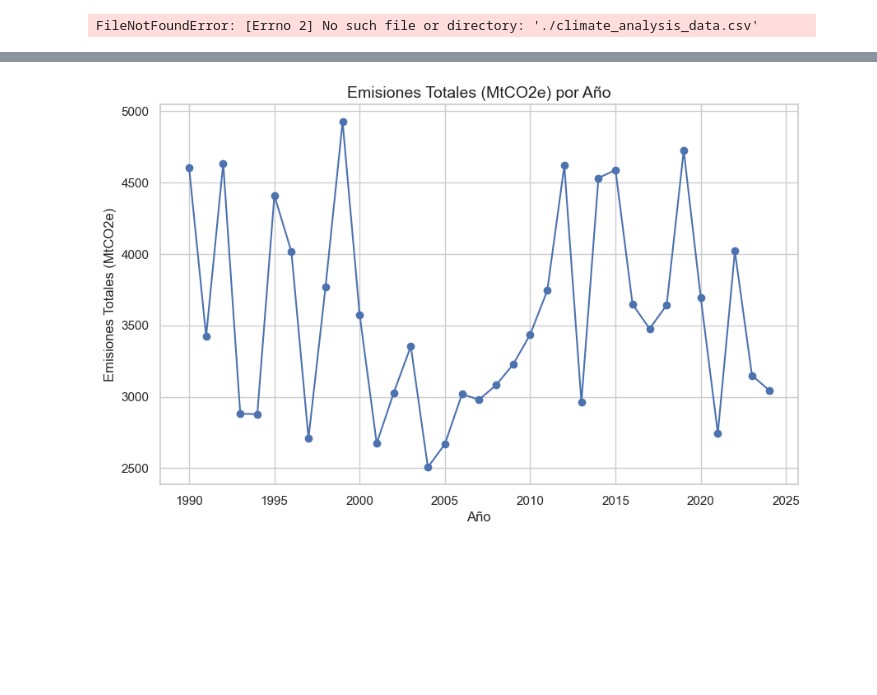
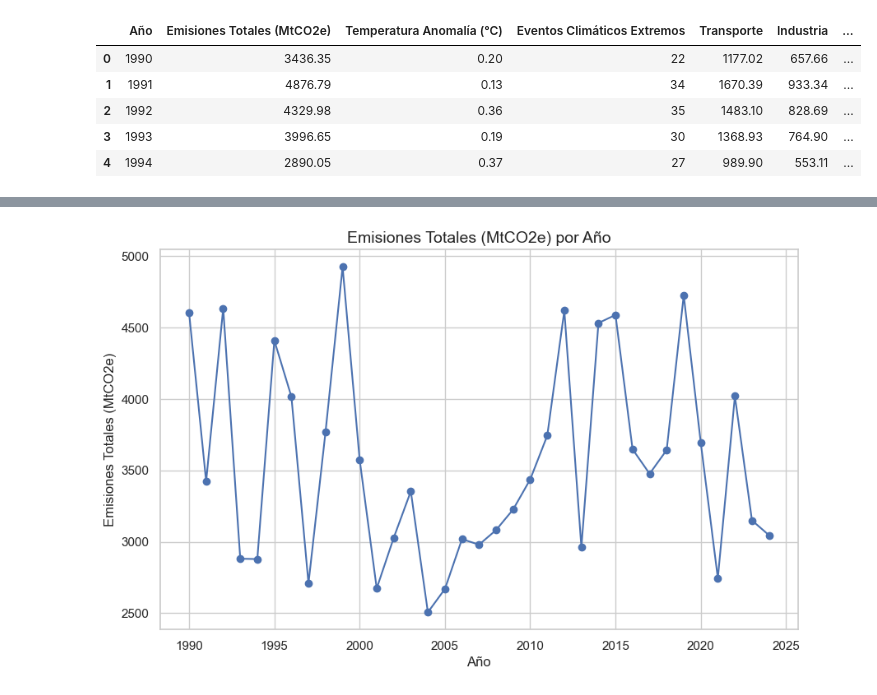
Before and after one commit to luismelian7/EDA, a Jupyter notebook: main.ipynb/Proyecto EDA-FIN.ipynb, the cells around one changed output, grey strips where cells are left out. Drawn from its saved outputs; the diff is of its cells as text; code cells hidden in the pictures; blank space fills up the shorter version.

```diff
--- a/main.ipynb/Proyecto EDA-FIN.ipynb
+++ b/main.ipynb/Proyecto EDA-FIN.ipynb
@@ -2,12 +2,17 @@
 import pandas as pd
 import numpy as np
 # %%
-file_path = './climate_analysis_data.csv'
+file_path = 'climate_analysis_data.csv'
 climate_df = pd.read_csv(file_path)
 
 climate_df.head()
 # %% [output]
-FileNotFoundError: [Errno 2] No such file or directory: './climate_analysis_data.csv'
+|  | Año | Emisiones Totales (MtCO2e) | Temperatura Anomalía (°C) | Eventos Climáticos Extremos | Transporte | Industria | ... |
+| 0 | 1990 | 3436.35 | 0.20 | 22 | 1177.02 | 657.66 | ... |
+| 1 | 1991 | 4876.79 | 0.13 | 34 | 1670.39 | 933.34 | ... |
+| 2 | 1992 | 4329.98 | 0.36 | 35 | 1483.10 | 828.69 | ... |
+| 3 | 1993 | 3996.65 | 0.19 | 30 | 1368.93 | 764.90 | ... |
+| 4 | 1994 | 2890.05 | 0.37 | 27 | 989.90 | 553.11 | ... |
 # %%
 
 
```
